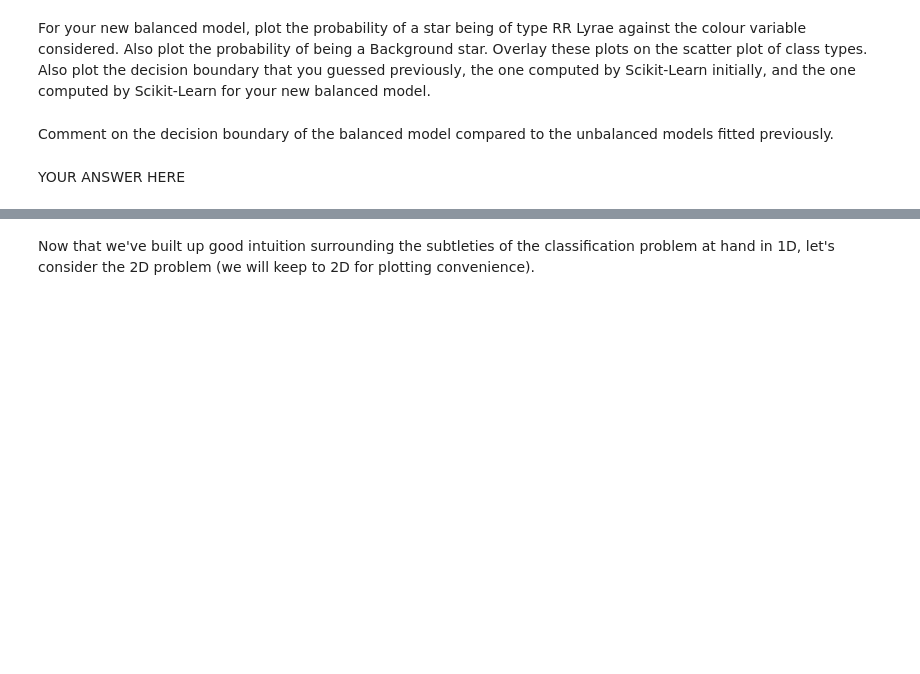
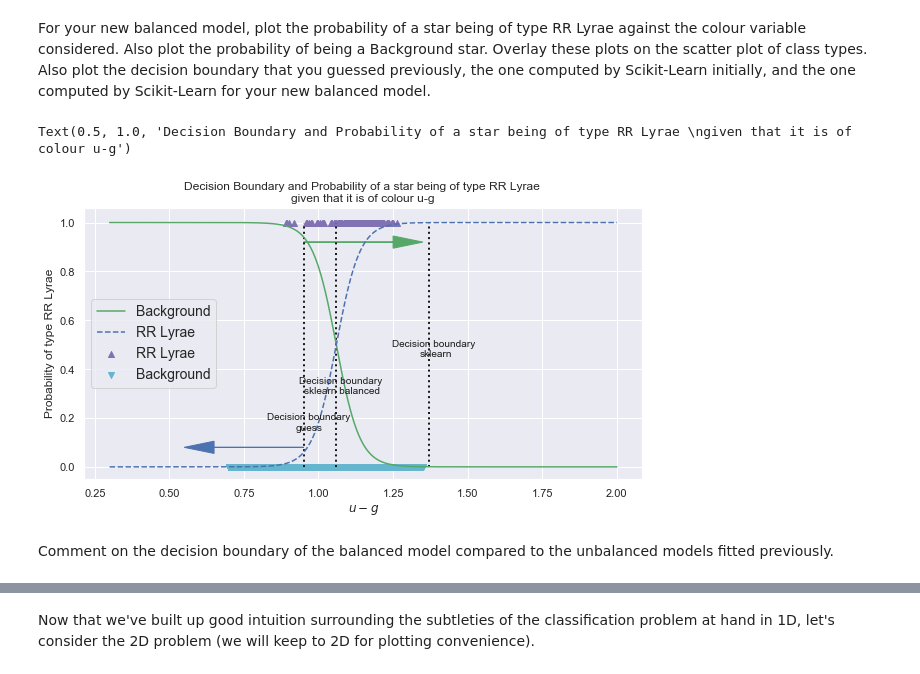
Before and after one commit to nishalad95/Machine_Learning_Big_Data, a Jupyter notebook: spce0038_coursework_NishaLad.ipynb, the cells around one changed output, grey strips where cells are left out. Drawn from its saved outputs; the diff is of its cells as text; code cells hidden in the pictures; blank space fills up the shorter version.

```diff
--- a/spce0038_coursework_NishaLad.ipynb
+++ b/spce0038_coursework_NishaLad.ipynb
@@ -828,0 +928,4 @@ raise NotImplementedError()
+# %%
+# YOUR CODE HERE
+clf_balanced = LogisticRegression(random_state=42, C=C, class_weight='balanced')
+clf_balanced.fit(X_train_1d, y_train)
@@ -837,0 +946,5 @@ raise NotImplementedError()
+# %%
+# YOUR CODE HERE
+y_predict_proba_balanced = clf_balanced.predict_proba(X_train_1d)
+decision_boundary_sklearn_balanced = -(clf_balanced.intercept_[0] / clf_balanced.coef_[0])[0]
+decision_boundary_sklearn_balanced
@@ -843,6 +961,6 @@ print("decision_boundary_sklearn_balanced = {0:.4f}".format(decision_boundary_sk
 Evaluate the probabilities prediced by your new logistic regression model over the domain specified by the variable `X_1d_new`. Use variable `y_1d_proba_balanced` for your computed probabilities.
 # %%
 # YOUR CODE HERE
-raise NotImplementedError()
+y_1d_proba_balanced = clf_balanced.predict_proba(X_1d_new)
 # %%
 check_var_defined('y_1d_proba_balanced')
@@ -855,4 +971,20 @@ raise NotImplementedError()
+# %%
+plot_scatter()
+# YOUR CODE HERE
+plt.plot([decision_boundary_guess, decision_boundary_guess], [0, 1], "k:", linewidth=2)
+plt.plot([decision_boundary_sklearn, decision_boundary_sklearn], [0, 1], "k:", linewidth=2)
+plt.plot([decision_boundary_sklearn_balanced, decision_boundary_sklearn_balanced], [0, 1], "k:", linewidth=2)
+plt.plot(X_1d_new, y_1d_proba_balanced[:, 0], 'g-', label='Background')
+plt.plot(X_1d_new, y_1d_proba_balanced[:, 1], 'b--', label='RR Lyrae')
+plt.text(decision_boundary_guess+0.02, 0.15, "Decision boundary \nguess", fontsize=10, color= "k", ha="center")
+plt.text(decision_boundary_sklearn+0.02, 0.45, "Decision boundary \nsklearn", fontsize=10, color= "k", ha="center")
+plt.text(decision_boundary_sklearn_balanced+0.02, 0.30, "Decision boundary \nsklearn balanced", fontsize=10, color= "k", ha="center")
+plt.arrow(decision_boundary_guess, 0.08, -0.3, 0, head_width=0.05, head_length=0.1, fc= 'b', ec='b')
+plt.arrow(decision_boundary_guess, 0.92, 0.3, 0, head_width=0.05, head_length=0.1, fc= 'g', ec='g')
+plt.legend(loc="center left", fontsize=14)
+plt.title("Decision Boundary and Probability of a star being of type RR Lyrae \ngiven that it is of colour u-g")
+# %% [output]
+Text(0.5, 1.0, 'Decision Boundary and Probability of a star being of type RR Lyrae \ngiven that it is of colour u-g')
+[figure, added]
 # %% [markdown]
 Comment on the decision boundary of the balanced model compared to the unbalanced models fitted previously.
-# %% [markdown]
-YOUR ANSWER HERE
```
Also changed, not shown: parts of 45 cells of this notebook.
